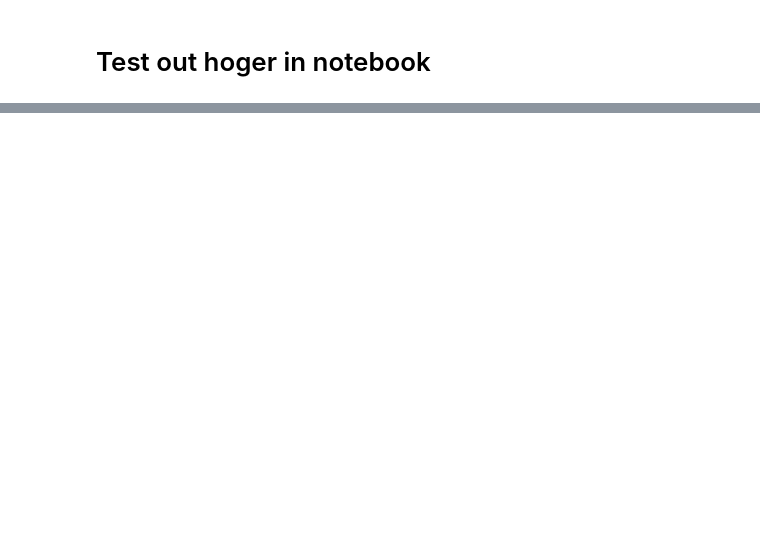
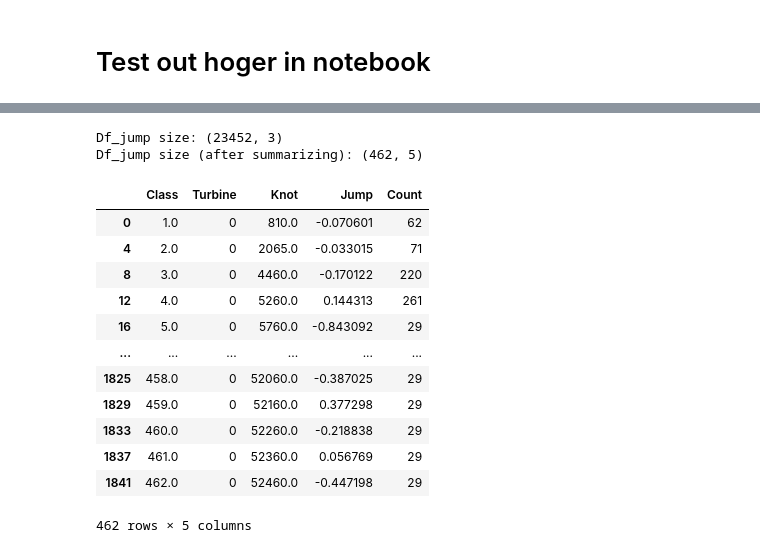
Before and after one commit to NREL/flasc, a Jupyter notebook: flasc/data_processing/hoger_nb.ipynb, the cells around one changed output, grey strips where cells are left out. Cells and saved outputs as stored; diff of their text form; code cells hidden in the pictures; blank space fills up the shorter version.

```diff
--- a/flasc/data_processing/hoger_nb.ipynb
+++ b/flasc/data_processing/hoger_nb.ipynb
@@ -171,0 +182,14 @@ df_jump
+# %%
+df_jump = (
+    df_jump.assign(Count=1, Class=discretize(df_jump["Knot"].values, threshold=threshold))
+    .groupby(["Class", "Turbine"])
+    #TODO Original code uses a "mode" but for now taking a shortcut with median
+    .agg(
+        {
+            "Knot": "median",  # Using median instead of shorth
+            "Jump": "mean",
+            "Count": "sum",
+        }
+    )
+    .reset_index()
+)
@@ -171,0 +211,44 @@ df_jump
+# %%
+
+print(f"Df_jump size: {df_jump.shape}")
+df_jump_orig = df_jump.copy()
+
+# Group and summarize change points
+df_jump = (
+    df_jump.assign(Count=1, Class=discretize(df_jump["Knot"].values, threshold=threshold))
+    .groupby(["Class", "Turbine"])
+    #TODO Original code uses a "mode" but for now taking a shortcut with median
+    .agg(
+        {
+            "Knot": "median",  # Using median instead of shorth
+            "Jump": "mean",
+            "Count": "sum",
+        }
+    )
+    .reset_index()
+    .query(f"Count > {np.floor(df.n_turbines/2)}")
+    .sort_values("Count", ascending=False)
+    .drop_duplicates("Class")
+    .sort_values("Class")
+)
+
+print(f"Df_jump size (after summarizing): {df_jump.shape}")
+# %% [output]
+Df_jump size: (23452, 3)
+Df_jump size (after summarizing): (462, 5)
+# %%
+df_jump
+# %% [output]
+|  | Class | Turbine | Knot | Jump | Count |
+| 0 | 1.0 | 0 | 810.0 | -0.070601 | 62 |
+| 4 | 2.0 | 0 | 2065.0 | -0.033015 | 71 |
+| 8 | 3.0 | 0 | 4460.0 | -0.170122 | 220 |
+| 12 | 4.0 | 0 | 5260.0 | 0.144313 | 261 |
+| 16 | 5.0 | 0 | 5760.0 | -0.843092 | 29 |
+| ... | ... | ... | ... | ... | ... |
+| 1825 | 458.0 | 0 | 52060.0 | -0.387025 | 29 |
+| 1829 | 459.0 | 0 | 52160.0 | 0.377298 | 29 |
+| 1833 | 460.0 | 0 | 52260.0 | -0.218838 | 29 |
+| 1837 | 461.0 | 0 | 52360.0 | 0.056769 | 29 |
+| 1841 | 462.0 | 0 | 52460.0 | -0.447198 | 29 |
+462 rows × 5 columns
```
Also changed, not shown: parts of 5 cells of this notebook.
